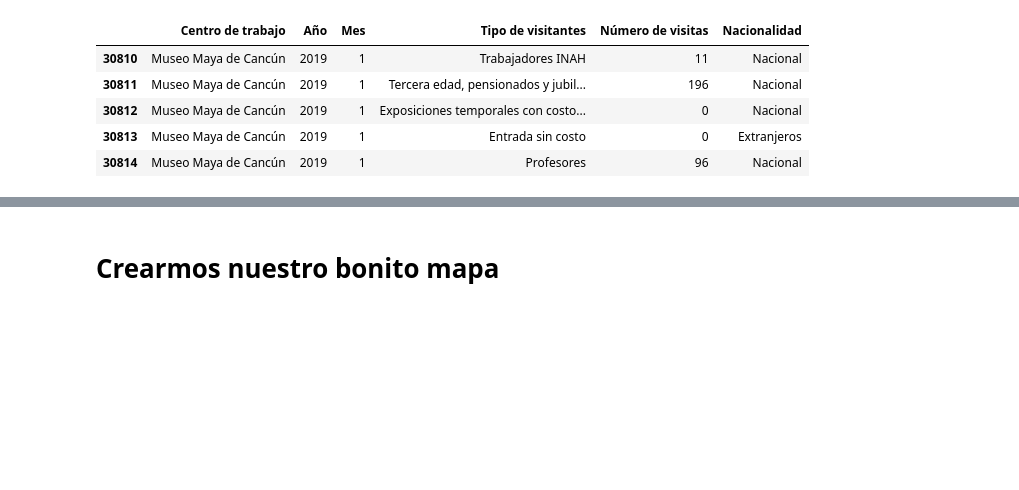
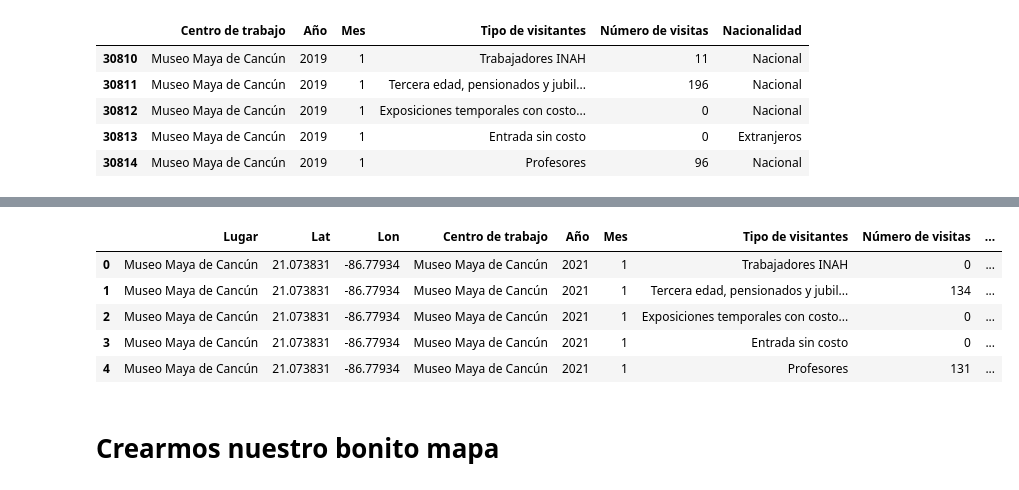
Before and after one commit to Krax7/keplergl-maps-talentland, a Jupyter notebook: universidad_caribe/VisitantesQR1921.ipynb, the cells around one changed output, grey strips where cells are left out. Drawn from its saved outputs; the diff is of its cells as text; code cells hidden in the pictures; blank space fills up the shorter version.

```diff
--- a/universidad_caribe/VisitantesQR1921.ipynb
+++ b/universidad_caribe/VisitantesQR1921.ipynb
@@ -160,3 +186,13 @@ visit_19_merged
+# %%
+visit_21_merged = pd.merge(df_coord, visit_21_qr, how='right', left_on='Lugar', right_on='Centro de trabajo')
+visit_21_merged.head()
+# %% [output]
+|  | Lugar | Lat | Lon | Centro de trabajo | Año | Mes | Tipo de visitantes | Número de visitas | ... |
+| 0 | Museo Maya de Cancún | 21.073831 | -86.77934 | Museo Maya de Cancún | 2021 | 1 | Trabajadores INAH | 0 | ... |
+| 1 | Museo Maya de Cancún | 21.073831 | -86.77934 | Museo Maya de Cancún | 2021 | 1 | Tercera edad, pensionados y jubil... | 134 | ... |
+| 2 | Museo Maya de Cancún | 21.073831 | -86.77934 | Museo Maya de Cancún | 2021 | 1 | Exposiciones temporales con costo... | 0 | ... |
+| 3 | Museo Maya de Cancún | 21.073831 | -86.77934 | Museo Maya de Cancún | 2021 | 1 | Entrada sin costo | 0 | ... |
+| 4 | Museo Maya de Cancún | 21.073831 | -86.77934 | Museo Maya de Cancún | 2021 | 1 | Profesores | 131 | ... |
 # %% [markdown]
 # Crearmos nuestro bonito mapa
 # %% [markdown]
```
Also changed, not shown: parts of 10 cells of this notebook.
